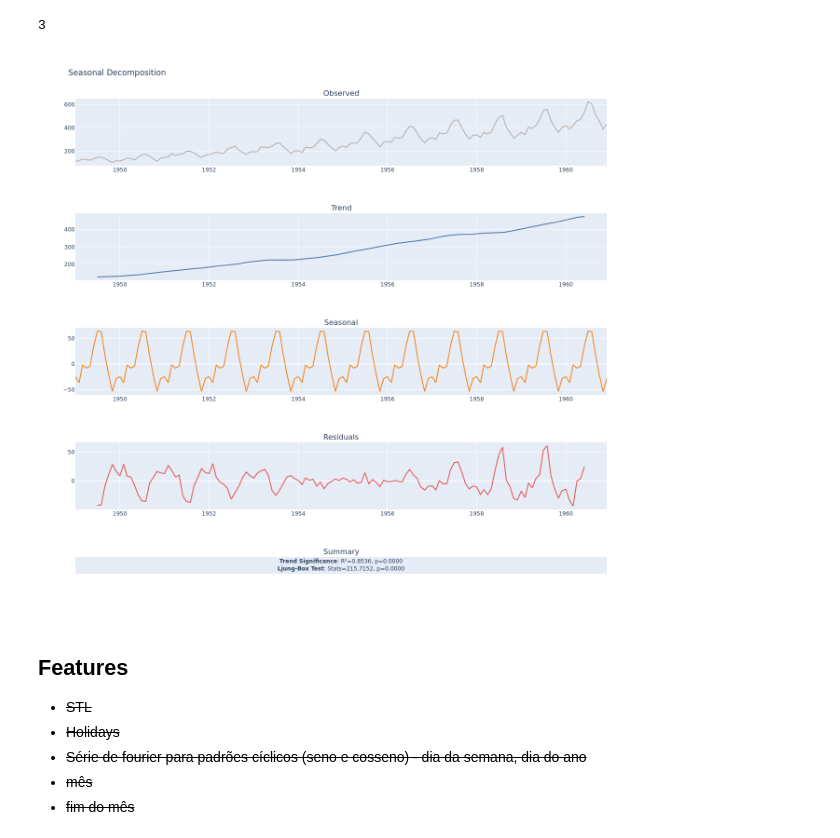
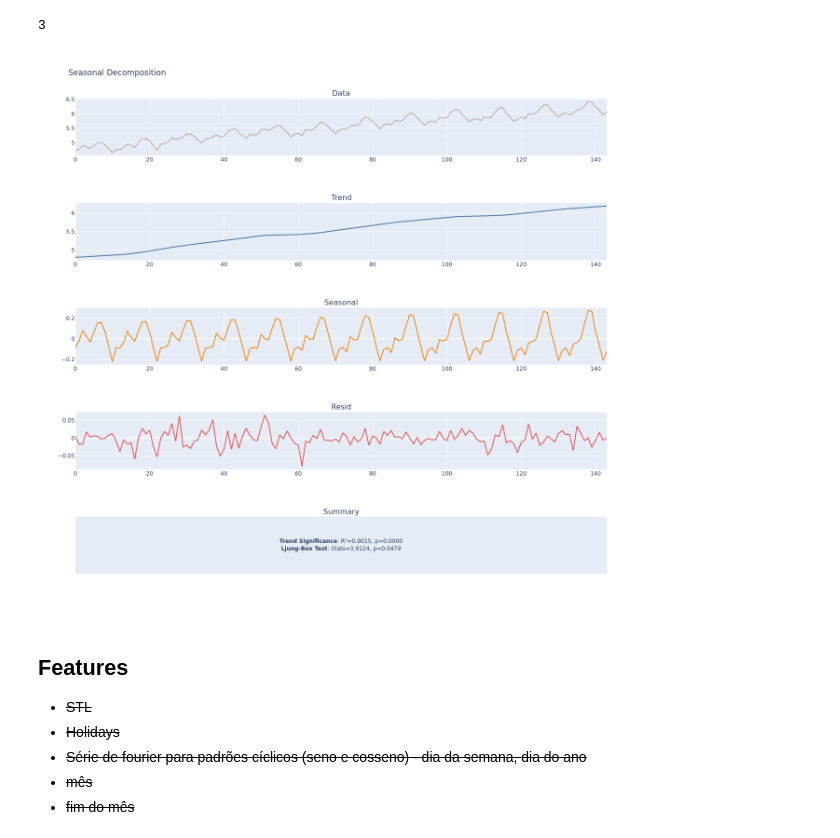
Before and after one commit to HeyLucasLeao/forecasting, a Jupyter notebook: 1.air_passangers.ipynb, the cells around one changed output. Cells and saved outputs as stored; diff of their text form; code cells hidden in the pictures.

```diff
--- a/1.air_passangers.ipynb
+++ b/1.air_passangers.ipynb
@@ -115,9 +115,9 @@ df[["y", "lag_1", "lag_12"]].shape[1]
 # %% [output]
 3
 # %%
-seasonal_decompose(df.set_index("ds")["y"], fig_type="png")
+seasonal_decompose(np.log(df["y"]), periods=12, fig_type="png", ljung_lags=1)
 # %% [output]
-[figure, old version]
+[figure, new version]
 # %% [markdown]
 ## Features
 - ~~STL~~
```
Also changed, not shown: 2 other files.
